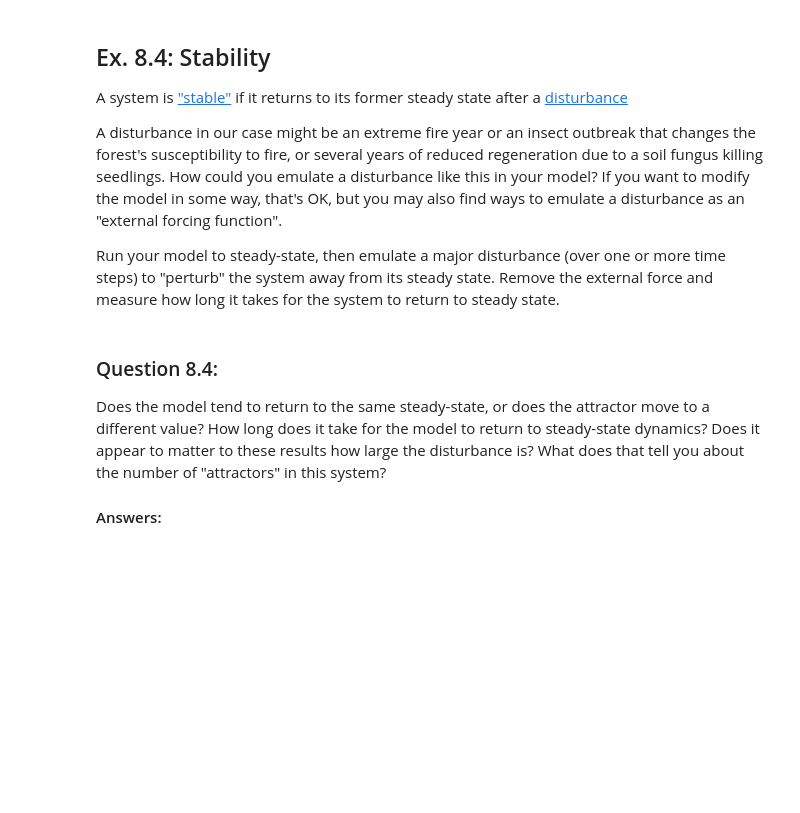
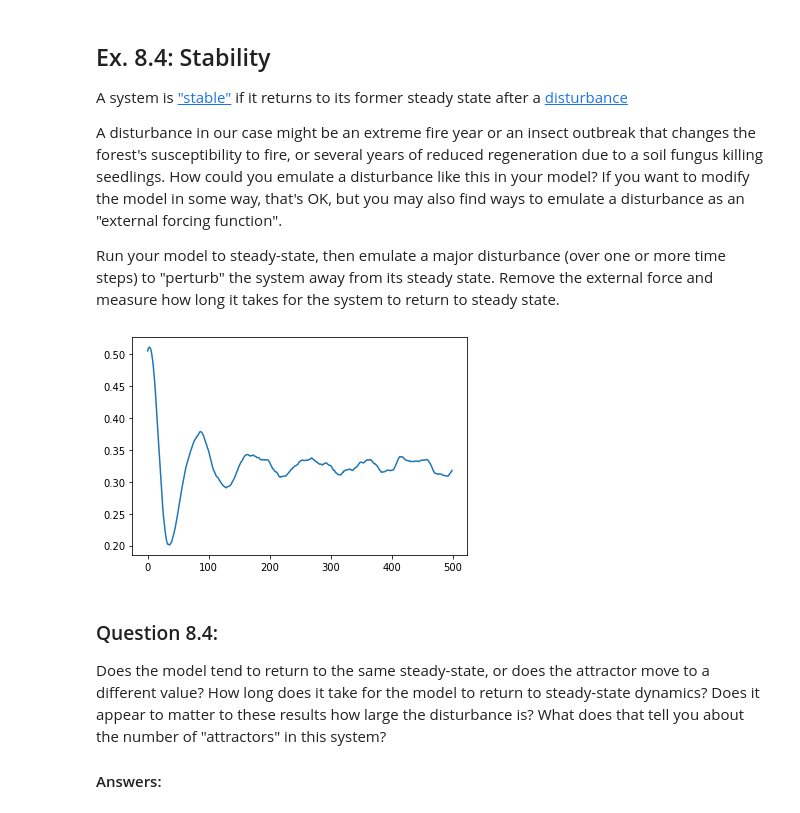
Before and after one commit to owengenge/cap-comp215, a Jupyter notebook: labs/lab07.ipynb, the cells around one changed output. Saved outputs shown, nothing was run; the diff lists cells and outputs as text; code cells hidden in the pictures; blank space fills up the shorter version.

```diff
--- a/labs/lab07.ipynb
+++ b/labs/lab07.ipynb
@@ -296,3 +291,20 @@ Run your model to steady-state, then emulate a major disturbance (over one or mo
+# %%
+# Ex. 8.4 here
+def sim_disturbance(size, steps, q, f, p):
+  model = ForestFire(size, q=q, f=f, p=p)
+
+  per_occupied = []
+  for i in range(steps):
+    if i == steps//2:
+      model.f == f*10
+    per_occupied.append(model.step().pct_occupied())
+
+  steps_list = [i for i in range(steps)]
+  plt.plot(steps_list,per_occupied)
+
+sim_disturbance(200, 500, q=.5, p=0.01, f=0.001)
+# %% [output]
+[figure, added]
 # %% [markdown]
 ### Question 8.4:
 Does the model tend to return to the same steady-state, or does the attractor move to a different value?
```
Also changed, not shown: parts of 3 cells of this notebook.
